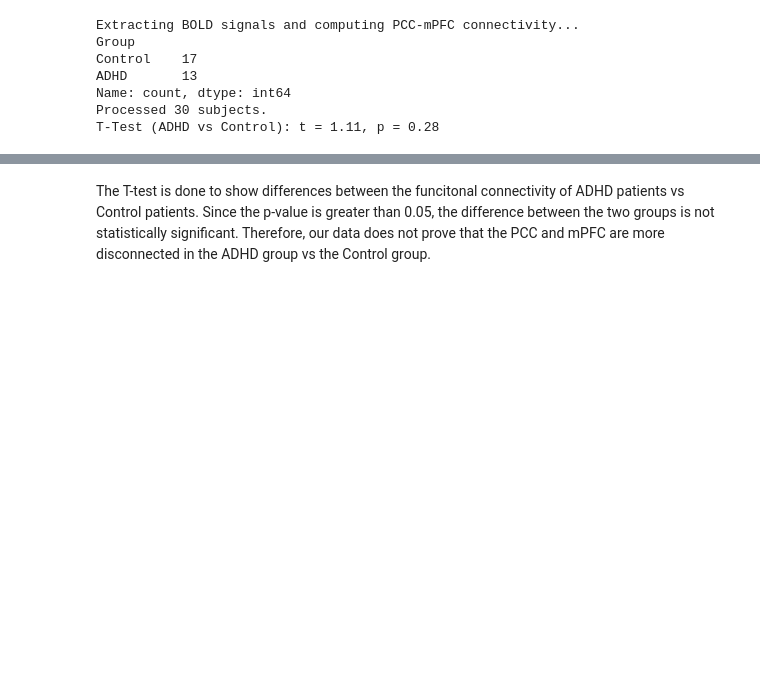
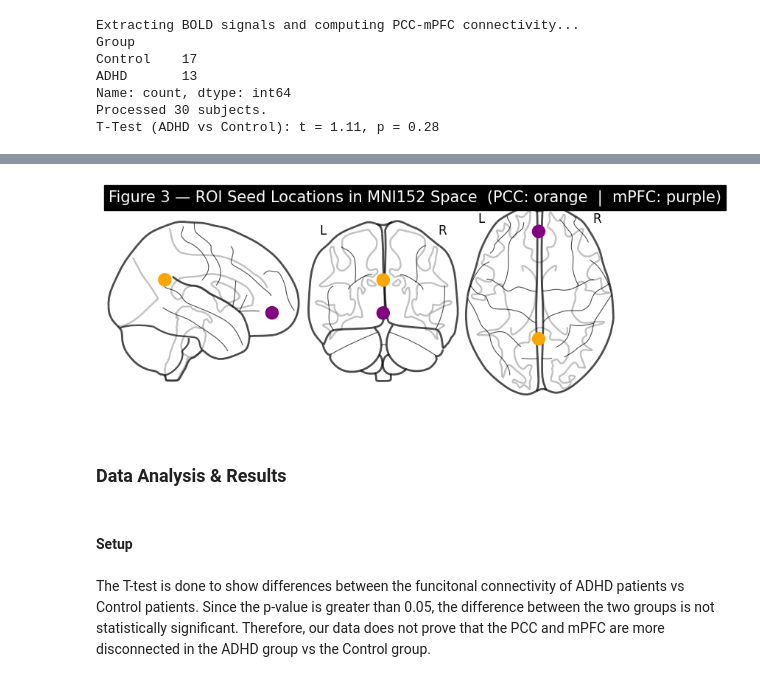
Before and after one commit to brandonmelendezrodr/bipn_finalproject, a Jupyter notebook: final_project_draft1.ipynb, the cells around one changed output, grey strips where cells are left out. Saved outputs shown, nothing was run; the diff lists cells and outputs as text; code cells hidden in the pictures; blank space fills up the shorter version.

```diff
--- a/final_project_draft1.ipynb
+++ b/final_project_draft1.ipynb
@@ -186,0 +237,29 @@ T-Test (ADHD vs Control): t = 1.11, p = 0.28
+# %%
+# Gemini-Assisted, needed help using nilearn to mark the specific regions of interest, the pcc and the mpfc
+
+# This plot confirms that our MNI seed coordinates sit within anatomically
+# expected DMN territory BEFORE any connectivity is computed.
+node_coords_roi = [(0, -53, 26), (0, 51, -6)]
+node_colors_roi = ['orange', 'purple']   # orange = PCC, purple = mPFC
+
+# Zero adjacency matrix — we are showing node locations only, no edges
+adj_zero = np.array([[0, 0], [0, 0]], dtype=float)
+
+fig, ax = plt.subplots(figsize=(9, 4))
+plotting.plot_connectome(
+    adj_zero,
+    node_coords_roi,
+    node_color=node_colors_roi,
+    node_size=150,
+    title='Figure 3 — ROI Seed Locations in MNI152 Space  '
+          '(PCC: orange  |  mPFC: purple)',
+    axes=ax,
+    colorbar=False
+)
+plt.show()
+# %% [output]
+[figure, added]
+# %% [markdown]
+### Data Analysis & Results
+# %% [markdown]
+#### Setup
```
Also changed, not shown: parts of 17 cells of this notebook.
